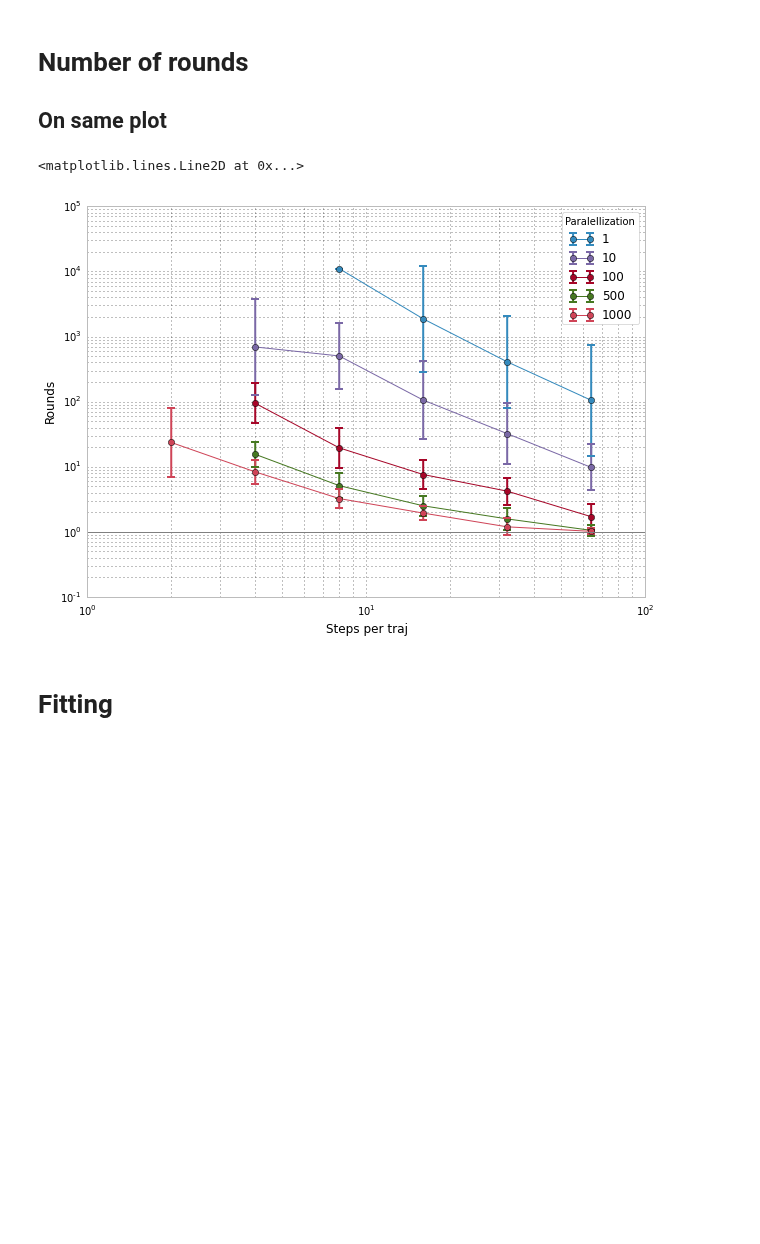
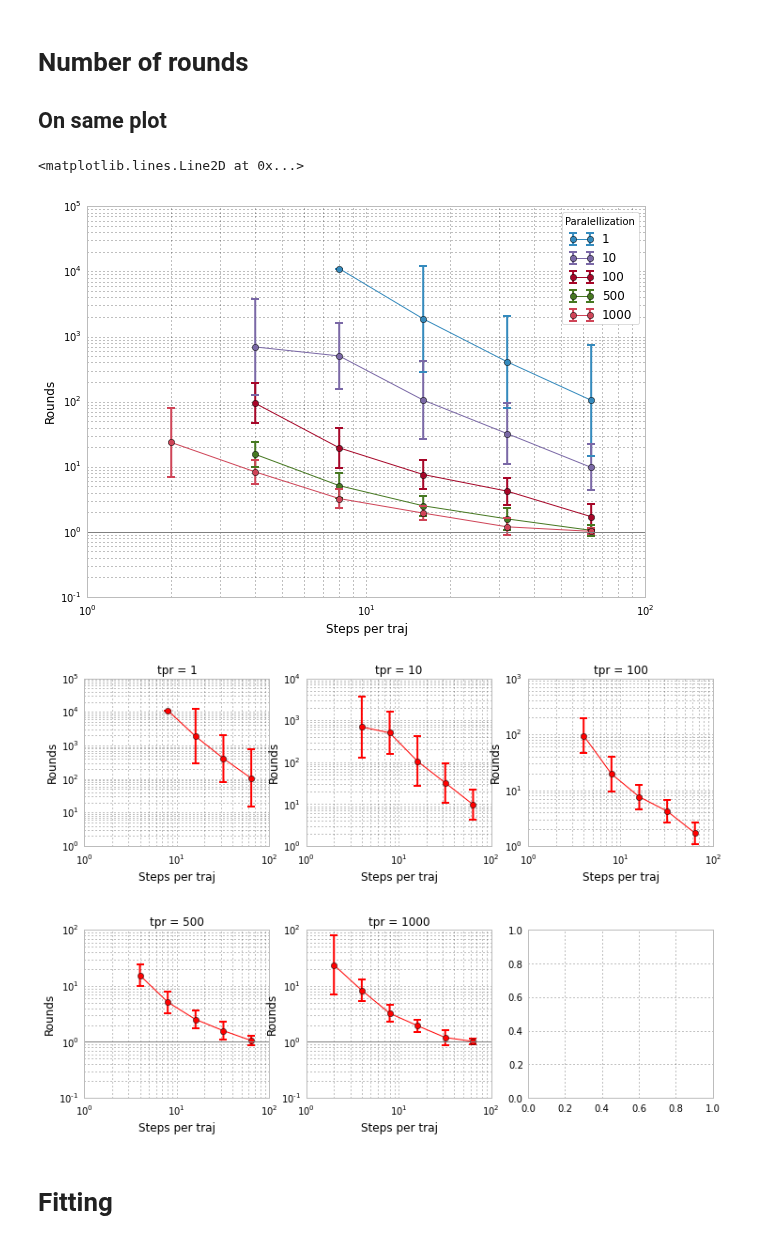
Before and after one commit to mpharrigan/quant-accel, a Jupyter notebook: ipython/tmat3.ipynb, the cells around one changed output. Drawn from its saved outputs; the diff is of its cells as text; code cells hidden in the pictures; blank space fills up the shorter version.

```diff
--- a/ipython/tmat3.ipynb
+++ b/ipython/tmat3.ipynb
@@ -79,19 +79,27 @@ ERROR:root:8.000000 only has 1 elements
 ## On same plot
 # %%
 fig, ax = plt.subplots(figsize=(10,7))
-for k, v in rounds_vs_spt.items():
+fig2, axes = plt.subplots( 2,3, figsize=(12,2*4))
+axes = np.ravel(axes)
+for i, (k, v) in enumerate(rounds_vs_spt.items()):
     w = sc.avg_and_errorbar(v)
-    #pp.errorbar(w[:,0], w[:,1], yerr=None, fmt='o-', label=k)
     ax.errorbar(w[:,0], w[:,1], yerr=np.transpose(w[:,2:4]), fmt='o-', elinewidth=2.0, capsize=4.0, capthick=2.0, label=k)
+    axes[i].errorbar(w[:,0], w[:,1], yerr=np.transpose(w[:,2:4]), fmt='ro-', elinewidth=2.0, capsize=4.0, capthick=2.0, label=k)
 
-    # indent or dedent the following
+    axes[i].set_xscale('log'); axes[i].set_yscale('log')
+    axes[i].set_xlabel('Steps per traj'); axes[i].set_ylabel('Rounds')
+    axes[i].axhline(1.0, c='grey')
+    axes[i].set_title('tpr = %d' % k)
+
+# indent or dedent the following
 ax.set_xscale('log'); ax.set_yscale('log')
 ax.set_xlabel('Steps per traj'); ax.set_ylabel('Rounds')
 ax.legend(loc='best', title='Paralellization')
 ax.axhline(1.0, c='grey')
 # %% [output]
 <matplotlib.lines.Line2D at 0x...>
 [figure]
+[figure, added]
 # %% [markdown]
 # Fitting
 # %%
```
Also changed, not shown: parts of 2 cells of this notebook, 2 other files.
